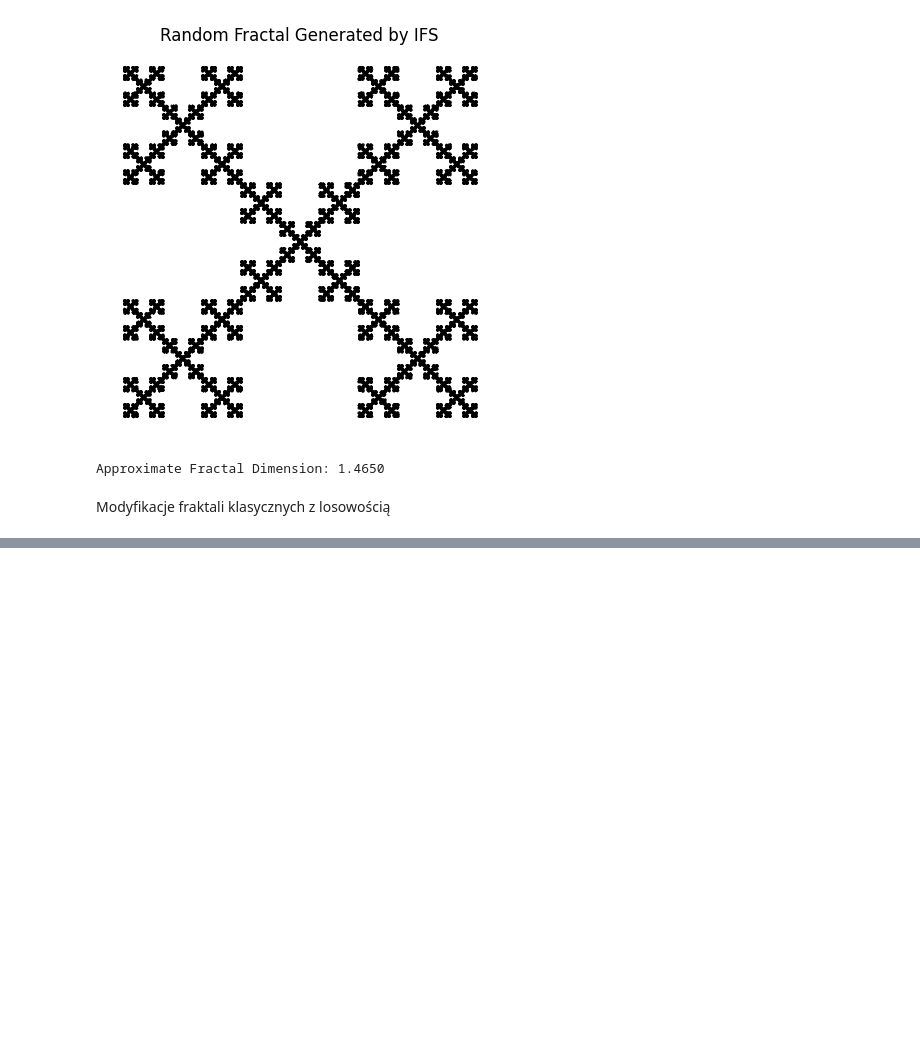
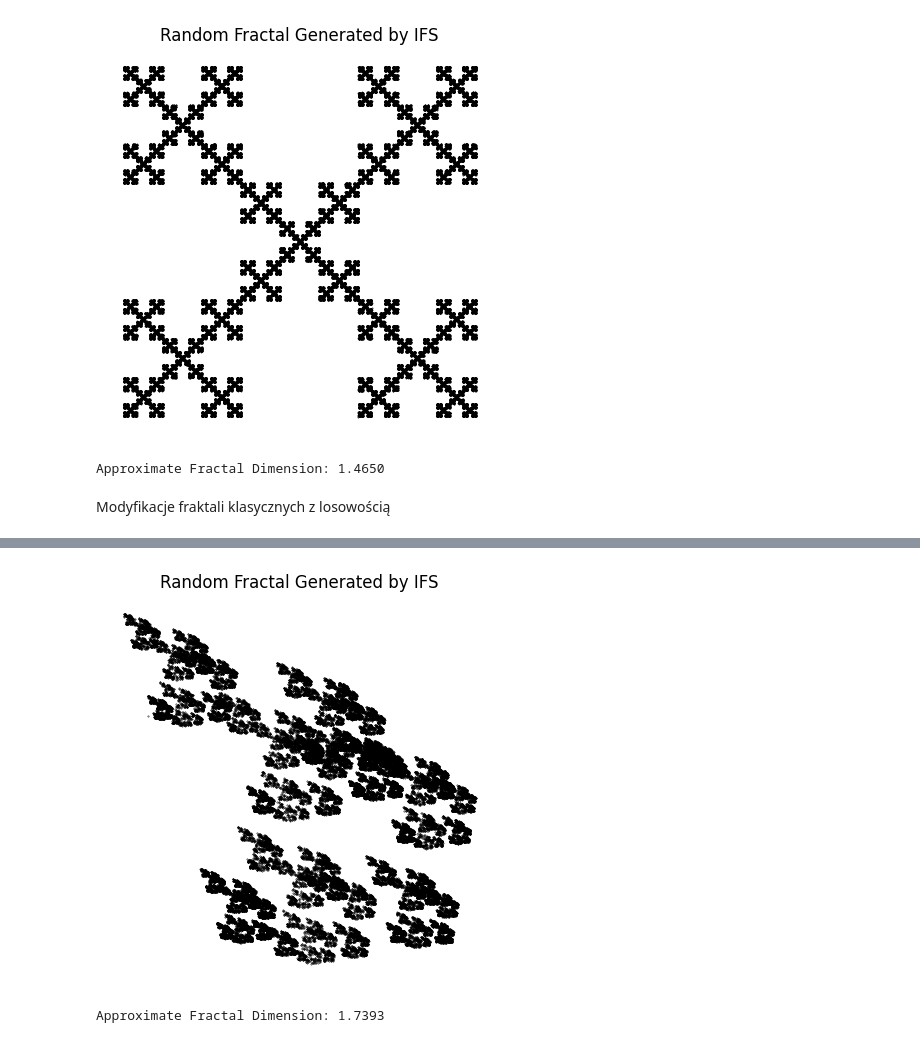
Before and after one commit to Habababa17/fraktale2, a Jupyter notebook: fraktale_2.ipynb, the cells around one changed output, grey strips where cells are left out. Saved outputs shown, nothing was run; the diff lists cells and outputs as text; code cells hidden in the pictures; blank space fills up the shorter version.

```diff
--- a/fraktale_2.ipynb
+++ b/fraktale_2.ipynb
@@ -294,0 +213,36 @@ show_results(carpets)
+# %%
+import random
+
+def generate_sierpinski_carpet_mod_ifs(scale_range=(0.2, 0.4), shift_range=0.2):
+    transformations = []
+
+    for dx in range(3):
+        for dy in range(3):
+            if dx == 1 and dy == 1:
+                continue
+
+            a = random.uniform(scale_range[0], scale_range[1])
+            d = a
+            b = 0
+            c = 0
+
+            base_x = dx/3
+            base_y = dy/3
+
+            shift_x = random.uniform(-shift_range, shift_range)
+            shift_y = random.uniform(-shift_range, shift_range)
+
+            e = base_x + shift_x
+            f = base_y + shift_y
+
+            transformations.append((a, b, c, d, e, f))
+
+    probabilities = [1/8]*len(transformations)
+
+    return transformations, probabilities
+# %%
+transformations, probabilities = generate_sierpinski_carpet_mod_ifs()
+show_results(transformations, probabilities)
+# %% [output]
+[figure, added]
+Approximate Fractal Dimension: 1.7393
```
Also changed, not shown: parts of 14 cells of this notebook.
